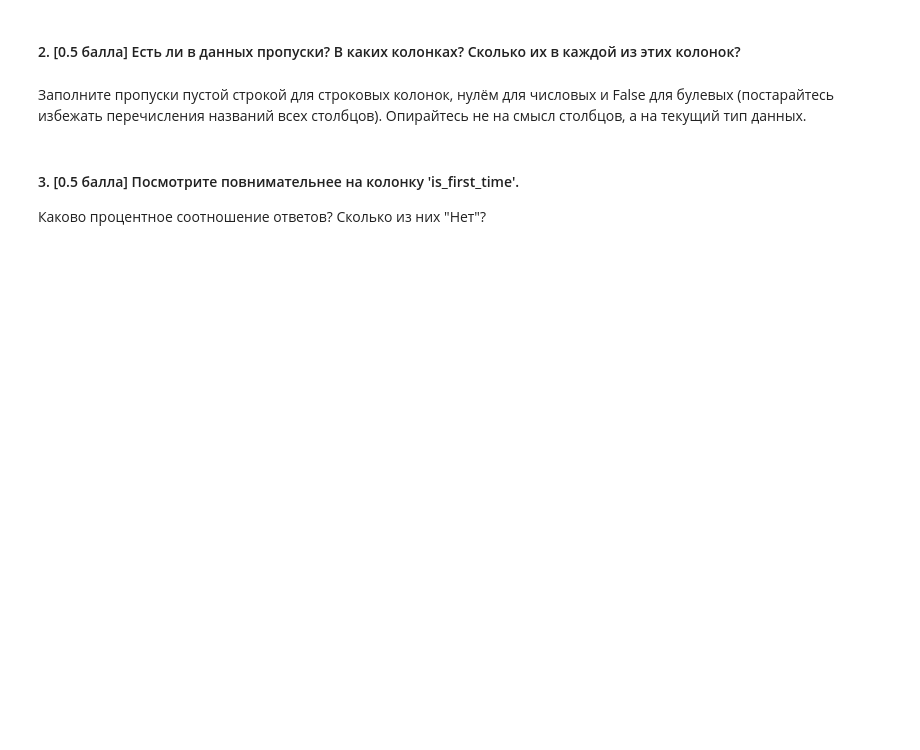
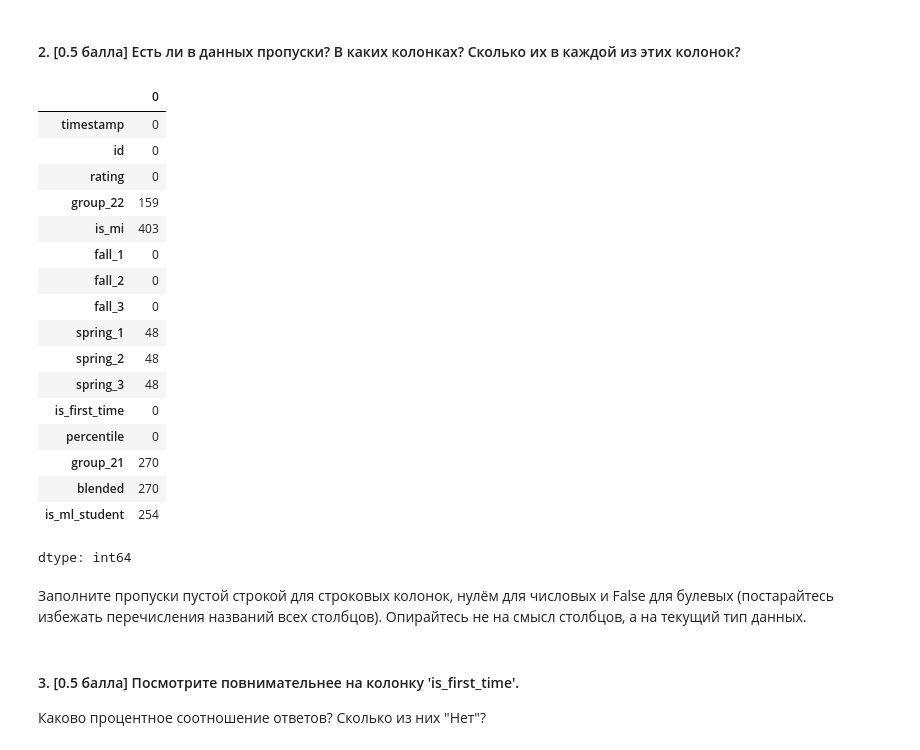
Before and after one commit to 9santa/ml-course-hse, a Jupyter notebook: ml1-2026-spring/homework-practice/homework-practice-01-tabular/homework-practice-01-pandas.ipynb, the cells around one changed output. Saved outputs shown, nothing was run; the diff lists cells and outputs as text; code cells hidden in the pictures; blank space fills up the shorter version.

```diff
--- a/ml1-2026-spring/homework-practice/homework-practice-01-tabular/homework-practice-01-pandas.ipynb
+++ b/ml1-2026-spring/homework-practice/homework-practice-01-tabular/homework-practice-01-pandas.ipynb
@@ -179,5 +195,25 @@ Unique users from group 22: 159
 #### 2. [0.5 балла] Есть ли в данных пропуски? В каких колонках? Сколько их в каждой из этих колонок?
 # %%
 # your code
+df.isna().sum()
+# %% [output]
+|  | 0 |
+| timestamp | 0 |
+| id | 0 |
+| rating | 0 |
+| group_22 | 159 |
+| is_mi | 403 |
+| fall_1 | 0 |
+| fall_2 | 0 |
+| fall_3 | 0 |
+| spring_1 | 48 |
+| spring_2 | 48 |
+| spring_3 | 48 |
+| is_first_time | 0 |
+| percentile | 0 |
+| group_21 | 270 |
+| blended | 270 |
+| is_ml_student | 254 |
+dtype: int64
 # %% [markdown]
 Заполните пропуски пустой строкой для строковых колонок, нулём для числовых и False для булевых (постарайтесь избежать перечисления названий всех столбцов). Опирайтесь не на смысл столбцов, а на текущий тип данных.
```
Also changed, not shown: parts of 19 cells of this notebook.
